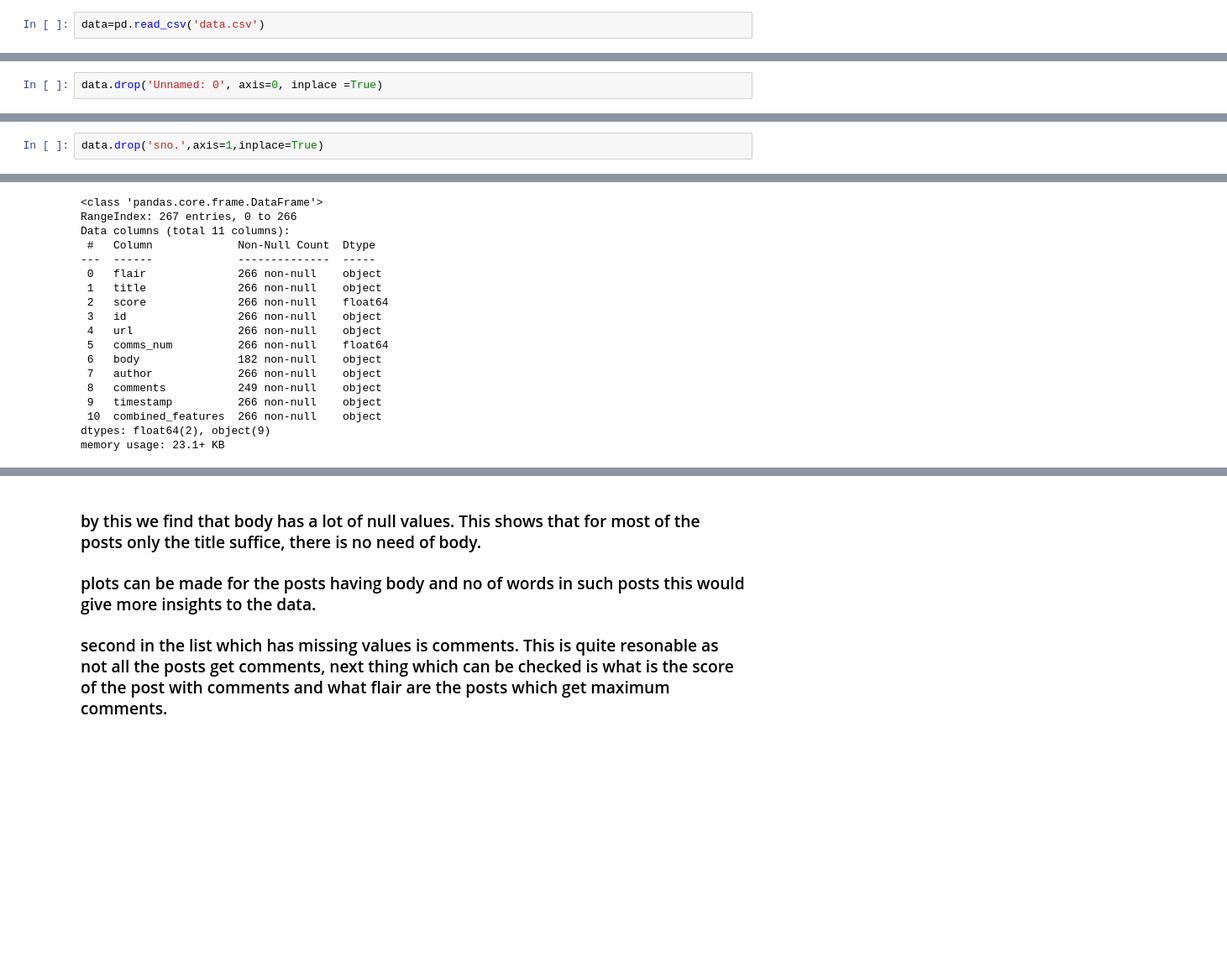
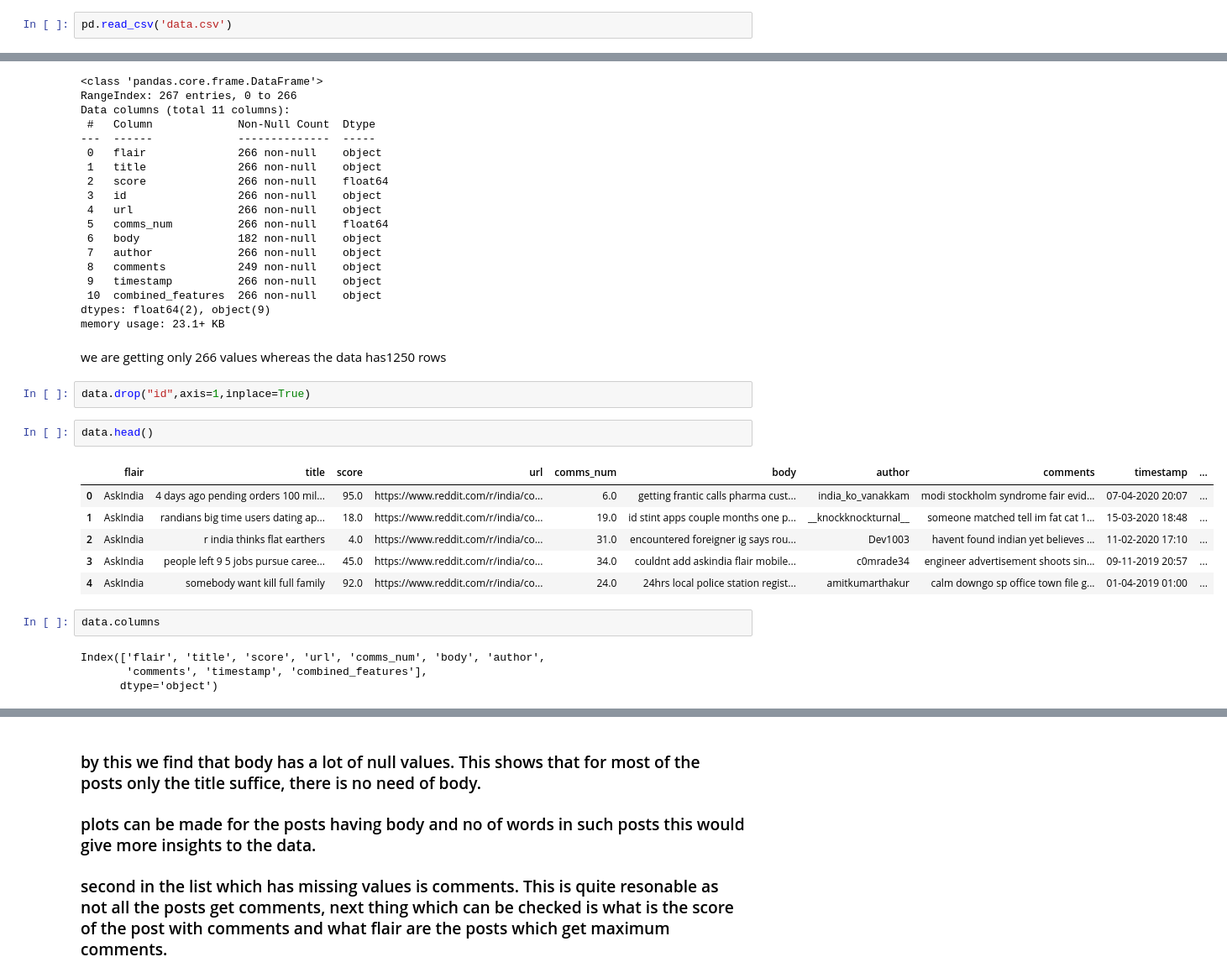
Before and after one commit to abhishek-parashar/Reddit-flair-detection, a Jupyter notebook: experiment_log_for_eda.ipynb, the cells around one changed output, grey strips where cells are left out. Shown: that part at 84% size. Drawn from its saved outputs; the diff is of its cells as text; blank space fills up the shorter version.

```diff
--- a/experiment_log_for_eda.ipynb
+++ b/experiment_log_for_eda.ipynb
@@ -10,4 +36,4 @@ import matplotlib.pyplot as plt
 # %% [markdown]
 ## reading the file
 # %%
-data=pd.read_csv('data.csv')
+pd.read_csv('data.csv')
@@ -39,2 +76,0 @@ dropping the unnamed column
-# %%
-data.drop('Unnamed: 0', axis=0, inplace =True)
@@ -43,5 +77,3 @@ KeyError: ignored
-# %%
-data.drop('sno.',axis=1,inplace=True)
 # %%
 data.head()
 # %% [output]
@@ -74,3 +106,22 @@ Data columns (total 11 columns):
  10  combined_features  266 non-null    object
 dtypes: float64(2), object(9)
 memory usage: 23.1+ KB
+# %% [markdown]
+we are getting only 266 values whereas the data has1250 rows
+# %%
+data.drop("id",axis=1,inplace=True)
+# %%
+data.head()
+# %% [output]
+|  | flair | title | score | url | comms_num | body | author | comments | timestamp | ... |
+| 0 | AskIndia | 4 days ago pending orders 100 mil... | 95.0 | https://www.reddit.com/r/india/co... | 6.0 | getting frantic calls pharma cust... | india_ko_vanakkam | modi stockholm syndrome fair evid... | 07-04-2020 20:07 | ... |
+| 1 | AskIndia | randians big time users dating ap... | 18.0 | https://www.reddit.com/r/india/co... | 19.0 | id stint apps couple months one p... | __knockknockturnal__ | someone matched tell im fat cat 1... | 15-03-2020 18:48 | ... |
+| 2 | AskIndia | r india thinks flat earthers | 4.0 | https://www.reddit.com/r/india/co... | 31.0 | encountered foreigner ig says rou... | Dev1003 | havent found indian yet believes ... | 11-02-2020 17:10 | ... |
+| 3 | AskIndia | people left 9 5 jobs pursue caree... | 45.0 | https://www.reddit.com/r/india/co... | 34.0 | couldnt add askindia flair mobile... | c0mrade34 | engineer advertisement shoots sin... | 09-11-2019 20:57 | ... |
+| 4 | AskIndia | somebody want kill full family | 92.0 | https://www.reddit.com/r/india/co... | 24.0 | 24hrs local police station regist... | amitkumarthakur | calm downgo sp office town file g... | 01-04-2019 01:00 | ... |
+# %%
+data.columns
+# %% [output]
+Index(['flair', 'title', 'score', 'url', 'comms_num', 'body', 'author',
+       'comments', 'timestamp', 'combined_features'],
+      dtype='object')
```
Also changed, not shown: parts of 17 cells of this notebook.
